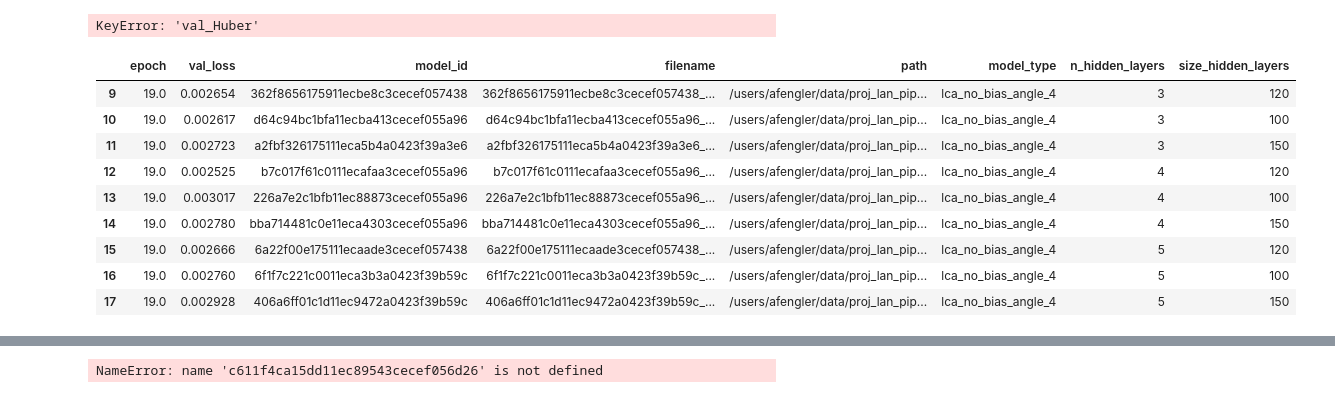
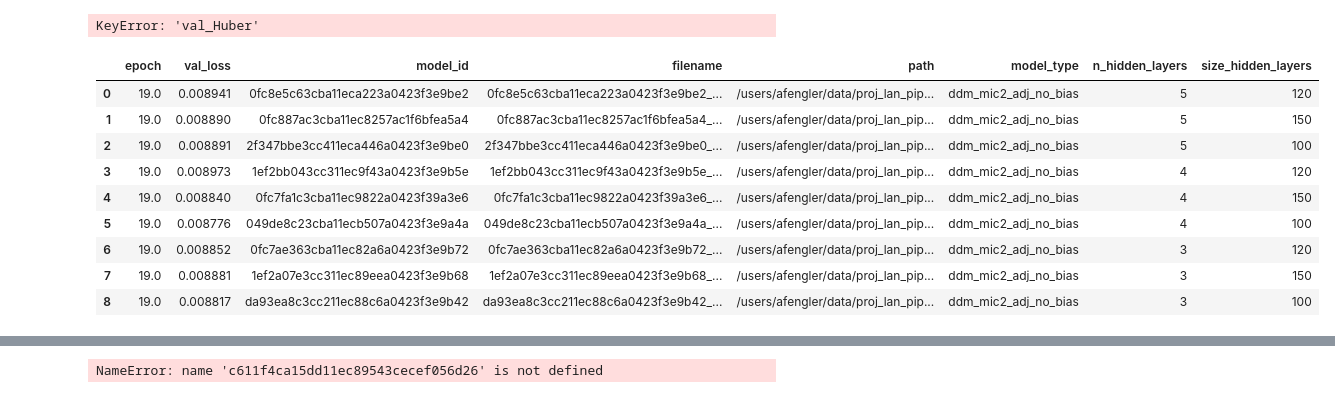
Before and after one commit to AlexanderFengler/LAN_scripts, a Jupyter notebook: check_network_performance.ipynb, the cells around one changed output, grey strips where cells are left out. Saved outputs shown, nothing was run; the diff lists cells and outputs as text; code cells hidden in the pictures.

```diff
--- a/check_network_performance.ipynb
+++ b/check_network_performance.ipynb
@@ -59,7 +72,8 @@ from copy import deepcopy
 #           'par2_angle_no_bias', 'seq2_angle_no_bias', 'mic2_angle_no_bias',
 #           'par2_weibull_no_bias', 'seq2_weibull_no_bias', 'mic2_weibull_no_bias']
 
-models = ['lca_no_bias_4', 'lca_no_bias_angle_4', 'race_no_bias_4', 'race_no_bias_angle_4']
+#models = ['lca_no_bias_4', 'lca_no_bias_angle_4', 'race_no_bias_4', 'race_no_bias_angle_4']
+models = ['ddm_mic2_adj_no_bias', 'ddm_mic2_adj_weibull_no_bias', 'ddm_mic2_adj_angle_no_bias']
 
 filters_ = models
 path_ = '/users/afengler/data/proj_lan_pipeline/LAN_scripts/data/torch_models'
@@ -110,15 +124,15 @@ full_dat = pd.concat(model_wise_pds).reset_index(drop = True).drop(['Unnamed: 0'
 # --> Stores min val loss
 # --> Stores filename
 # %%
-full_dat.loc[full_dat['model_type'] == 'lca_no_bias_angle_4', :]
+full_dat.loc[full_dat['model_type'] == 'ddm_mic2_adj_no_bias', :]
 # %% [output]
 |  | epoch | val_loss | model_id | filename | path | model_type | n_hidden_layers | size_hidden_layers |
-| 9 | 19.0 | 0.002654 | 362f8656175911ecbe8c3cecef057438 | 362f8656175911ecbe8c3cecef057438_... | /users/afengler/data/proj_lan_pip... | lca_no_bias_angle_4 | 3 | 120 |
-| 10 | 19.0 | 0.002617 | d64c94bc1bfa11ecba413cecef055a96 | d64c94bc1bfa11ecba413cecef055a96_... | /users/afengler/data/proj_lan_pip... | lca_no_bias_angle_4 | 3 | 100 |
-| 11 | 19.0 | 0.002723 | a2fbf326175111eca5b4a0423f39a3e6 | a2fbf326175111eca5b4a0423f39a3e6_... | /users/afengler/data/proj_lan_pip... | lca_no_bias_angle_4 | 3 | 150 |
-| 12 | 19.0 | 0.002525 | b7c017f61c0111ecafaa3cecef055a96 | b7c017f61c0111ecafaa3cecef055a96_... | /users/afengler/data/proj_lan_pip... | lca_no_bias_angle_4 | 4 | 120 |
-| 13 | 19.0 | 0.003017 | 226a7e2c1bfb11ec88873cecef055a96 | 226a7e2c1bfb11ec88873cecef055a96_... | /users/afengler/data/proj_lan_pip... | lca_no_bias_angle_4 | 4 | 100 |
-| 14 | 19.0 | 0.002780 | bba714481c0e11eca4303cecef055a96 | bba714481c0e11eca4303cecef055a96_... | /users/afengler/data/proj_lan_pip... | lca_no_bias_angle_4 | 4 | 150 |
-| 15 | 19.0 | 0.002666 | 6a22f00e175111ecaade3cecef057438 | 6a22f00e175111ecaade3cecef057438_... | /users/afengler/data/proj_lan_pip... | lca_no_bias_angle_4 | 5 | 120 |
-| 16 | 19.0 | 0.002760 | 6f1f7c221c0011eca3b3a0423f39b59c | 6f1f7c221c0011eca3b3a0423f39b59c_... | /users/afengler/data/proj_lan_pip... | lca_no_bias_angle_4 | 5 | 100 |
-| 17 | 19.0 | 0.002928 | 406a6ff01c1d11ec9472a0423f39b59c | 406a6ff01c1d11ec9472a0423f39b59c_... | /users/afengler/data/proj_lan_pip... | lca_no_bias_angle_4 | 5 | 150 |
+| 0 | 19.0 | 0.008941 | 0fc8e5c63cba11eca223a0423f3e9be2 | 0fc8e5c63cba11eca223a0423f3e9be2_... | /users/afengler/data/proj_lan_pip... | ddm_mic2_adj_no_bias | 5 | 120 |
+| 1 | 19.0 | 0.008890 | 0fc887ac3cba11ec8257ac1f6bfea5a4 | 0fc887ac3cba11ec8257ac1f6bfea5a4_... | /users/afengler/data/proj_lan_pip... | ddm_mic2_adj_no_bias | 5 | 150 |
+| 2 | 19.0 | 0.008891 | 2f347bbe3cc411eca446a0423f3e9be0 | 2f347bbe3cc411eca446a0423f3e9be0_... | /users/afengler/data/proj_lan_pip... | ddm_mic2_adj_no_bias | 5 | 100 |
+| 3 | 19.0 | 0.008973 | 1ef2bb043cc311ec9f43a0423f3e9b5e | 1ef2bb043cc311ec9f43a0423f3e9b5e_... | /users/afengler/data/proj_lan_pip... | ddm_mic2_adj_no_bias | 4 | 120 |
+| 4 | 19.0 | 0.008840 | 0fc7fa1c3cba11ec9822a0423f39a3e6 | 0fc7fa1c3cba11ec9822a0423f39a3e6_... | /users/afengler/data/proj_lan_pip... | ddm_mic2_adj_no_bias | 4 | 150 |
+| 5 | 19.0 | 0.008776 | 049de8c23cba11ecb507a0423f3e9a4a | 049de8c23cba11ecb507a0423f3e9a4a_... | /users/afengler/data/proj_lan_pip... | ddm_mic2_adj_no_bias | 4 | 100 |
+| 6 | 19.0 | 0.008852 | 0fc7ae363cba11ec82a6a0423f3e9b72 | 0fc7ae363cba11ec82a6a0423f3e9b72_... | /users/afengler/data/proj_lan_pip... | ddm_mic2_adj_no_bias | 3 | 120 |
+| 7 | 19.0 | 0.008881 | 1ef2a07e3cc311ec89eea0423f3e9b68 | 1ef2a07e3cc311ec89eea0423f3e9b68_... | /users/afengler/data/proj_lan_pip... | ddm_mic2_adj_no_bias | 3 | 150 |
+| 8 | 19.0 | 0.008817 | da93ea8c3cc211ec88c6a0423f3e9b42 | da93ea8c3cc211ec88c6a0423f3e9b42_... | /users/afengler/data/proj_lan_pip... | ddm_mic2_adj_no_bias | 3 | 100 |
```
Also changed, not shown: parts of 6 cells of this notebook, 9 other files.
